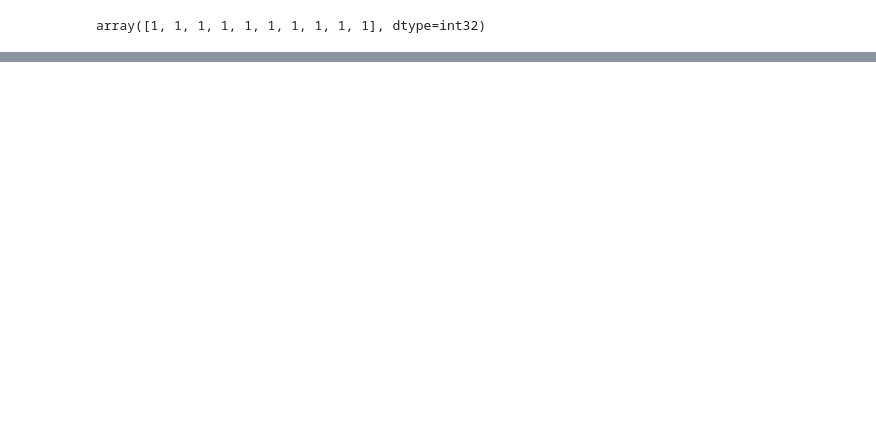
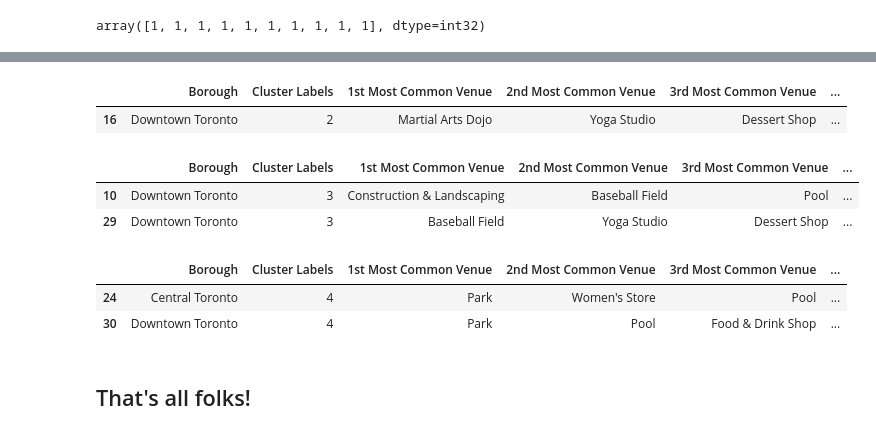
Before and after one commit to ambuj-saxena/Coursera_Capstone, a Jupyter notebook: Segmenting and Clustering Neighborhoods in Toronto.ipynb, the cells around one changed output, grey strips where cells are left out. Saved outputs shown, nothing was run; the diff lists cells and outputs as text; code cells hidden in the pictures; blank space fills up the shorter version.

```diff
--- a/Segmenting and Clustering Neighborhoods in Toronto.ipynb
+++ b/Segmenting and Clustering Neighborhoods in Toronto.ipynb
@@ -398,0 +505,19 @@ array([1, 1, 1, 1, 1, 1, 1, 1, 1, 1], dtype=int32)
+# %%
+Toronto_merged.loc[Toronto_merged['Cluster Labels'] == 2, Toronto_merged.columns[[1] + list(range(5, Toronto_merged.shape[1]))]]
+# %% [output]
+|  | Borough | Cluster Labels | 1st Most Common Venue | 2nd Most Common Venue | 3rd Most Common Venue | ... |
+| 16 | Downtown Toronto | 2 | Martial Arts Dojo | Yoga Studio | Dessert Shop | ... |
+# %%
+Toronto_merged.loc[Toronto_merged['Cluster Labels'] == 3, Toronto_merged.columns[[1] + list(range(5, Toronto_merged.shape[1]))]]
+# %% [output]
+|  | Borough | Cluster Labels | 1st Most Common Venue | 2nd Most Common Venue | 3rd Most Common Venue | ... |
+| 10 | Downtown Toronto | 3 | Construction & Landscaping | Baseball Field | Pool | ... |
+| 29 | Downtown Toronto | 3 | Baseball Field | Yoga Studio | Dessert Shop | ... |
+# %%
+Toronto_merged.loc[Toronto_merged['Cluster Labels'] == 4, Toronto_merged.columns[[1] + list(range(5, Toronto_merged.shape[1]))]]
+# %% [output]
+|  | Borough | Cluster Labels | 1st Most Common Venue | 2nd Most Common Venue | 3rd Most Common Venue | ... |
+| 24 | Central Toronto | 4 | Park | Women's Store | Pool | ... |
+| 30 | Downtown Toronto | 4 | Park | Pool | Food & Drink Shop | ... |
+# %% [markdown]
+## That's all folks!
```
Also changed, not shown: parts of 16 cells of this notebook.
